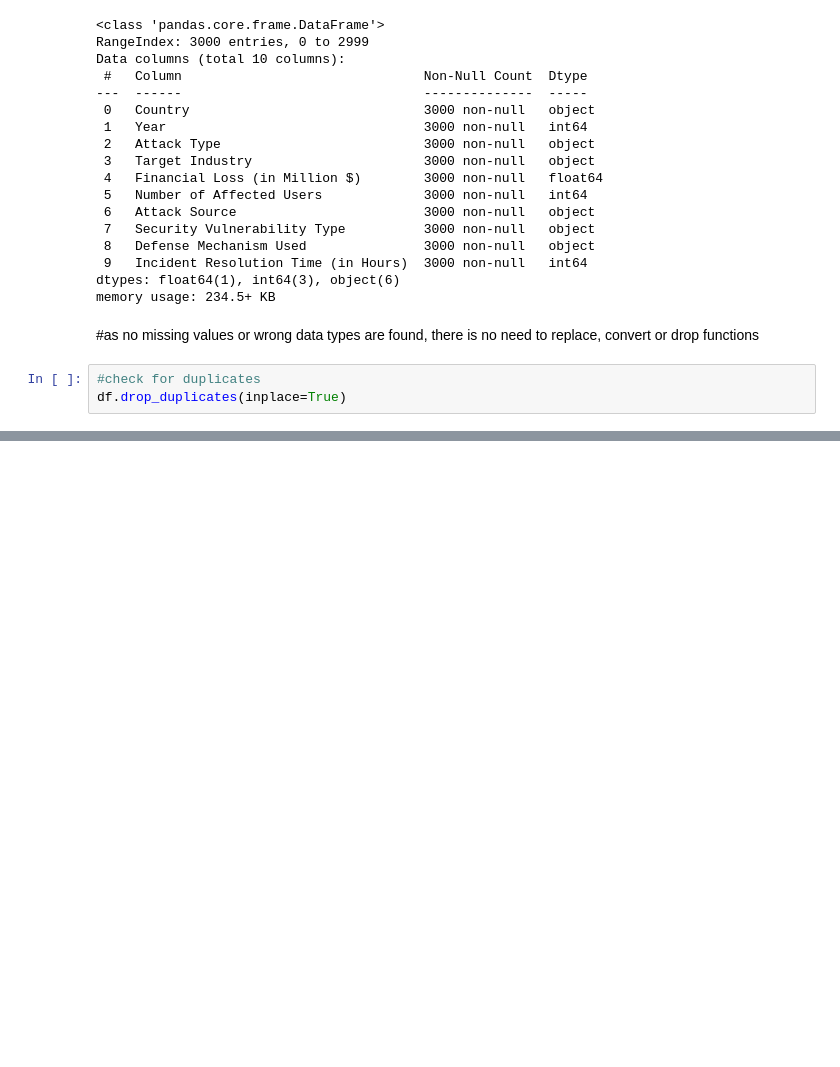
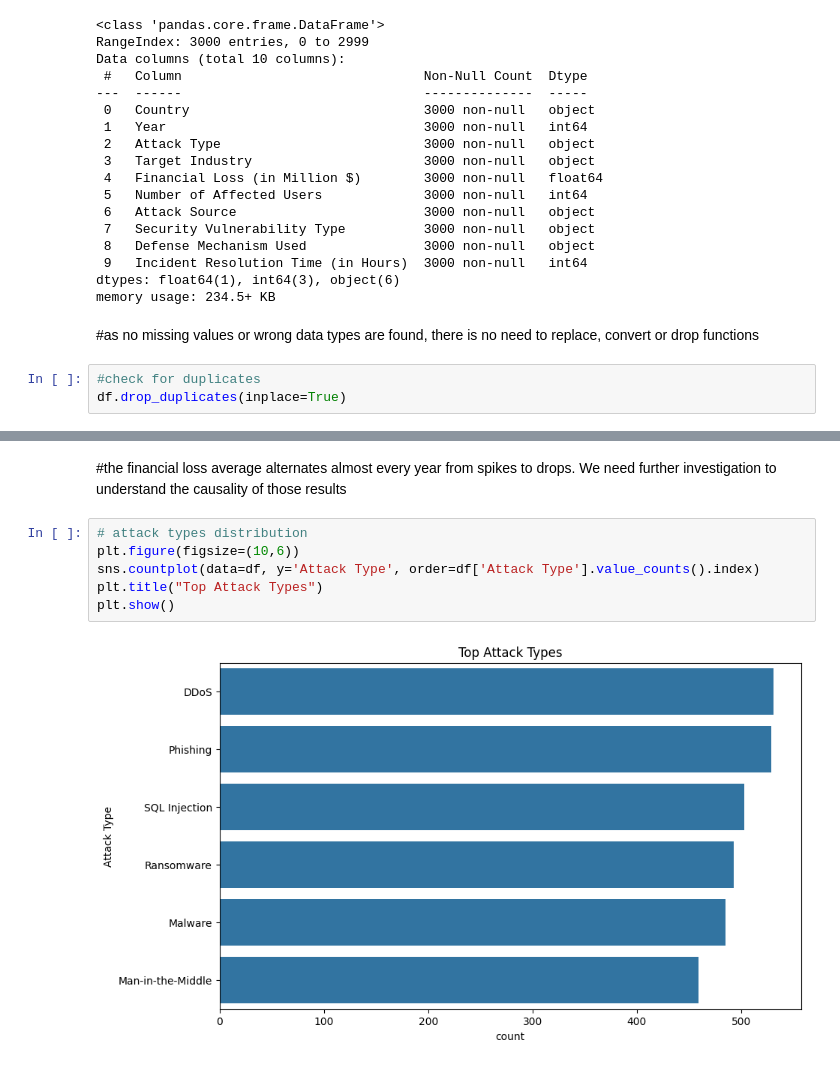
Before and after one commit to LixPix/Global-Cybersecurity-Threats-and-Trends, a Jupyter notebook: jupyter_notebooks/global_cyberthreats_ETL.ipynb, the cells around one changed output, grey strips where cells are left out. Drawn from its saved outputs; the diff is of its cells as text; blank space fills up the shorter version.

```diff
--- a/jupyter_notebooks/global_cyberthreats_ETL.ipynb
+++ b/jupyter_notebooks/global_cyberthreats_ETL.ipynb
@@ -61,0 +114,10 @@ df.drop_duplicates(inplace=True)
+# %% [markdown]
+#the financial loss average alternates almost every year from spikes to drops. We need further investigation to understand the causality of those results
+# %%
+# attack types distribution
+plt.figure(figsize=(10,6))
+sns.countplot(data=df, y='Attack Type', order=df['Attack Type'].value_counts().index)
+plt.title("Top Attack Types")
+plt.show()
+# %% [output]
+[figure, added]
```
Also changed, not shown: parts of 15 cells of this notebook.
